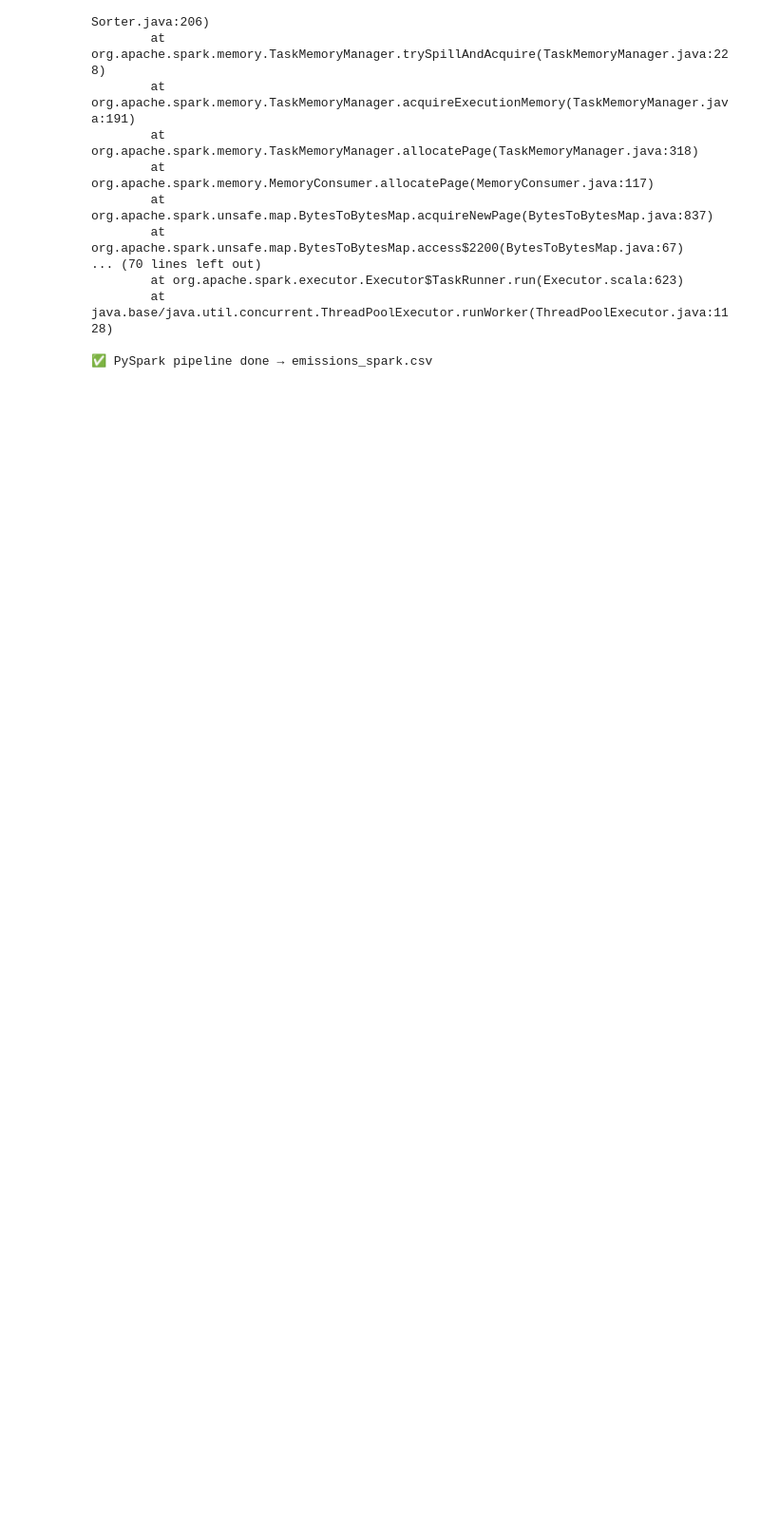
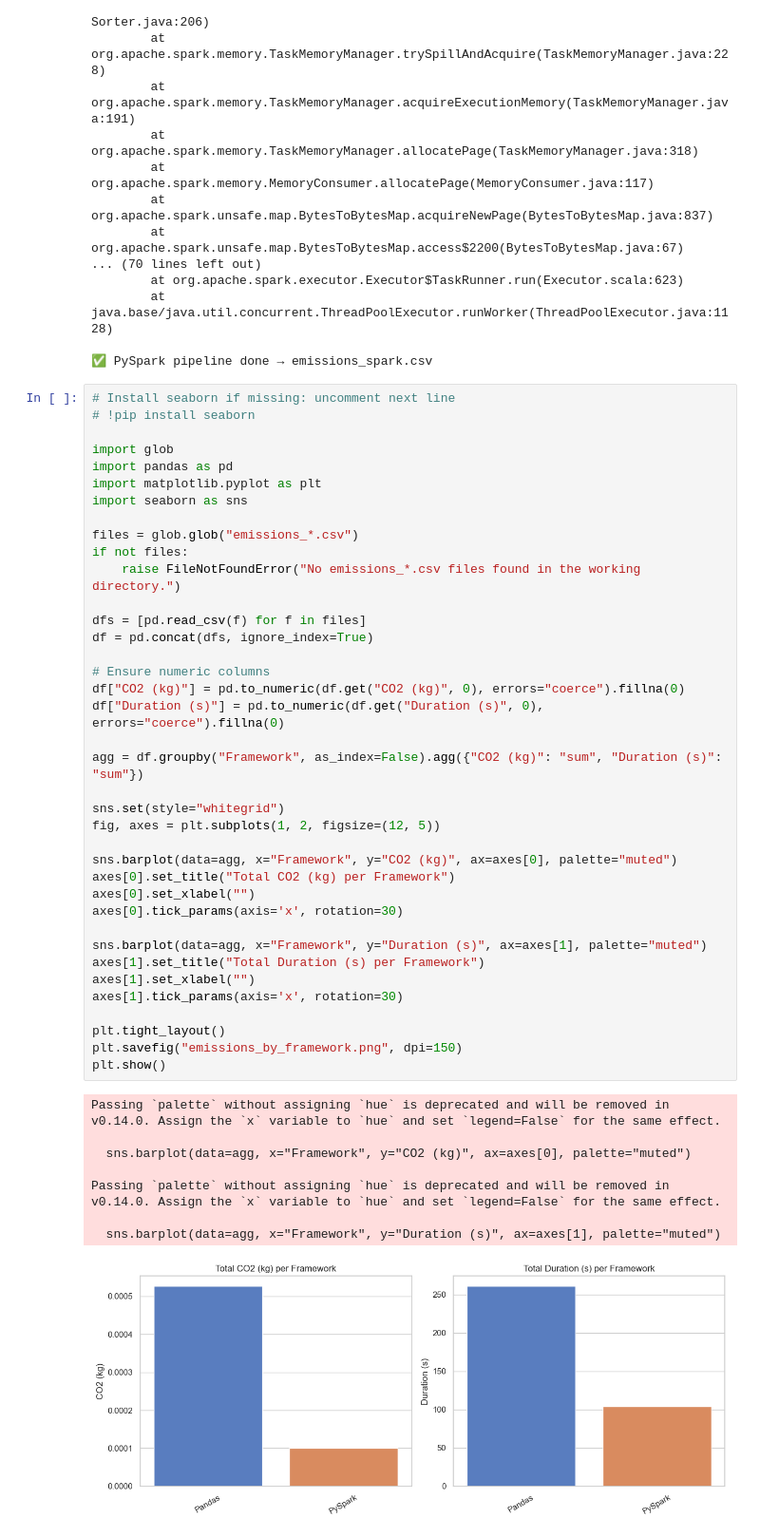
Before and after one commit to gauravchugh2006/GreenComputing_TP2, a Jupyter notebook: TP2GreenComputing_new.ipynb, the cells around one changed output. Shown at 95% size. Saved outputs shown, nothing was run; the diff lists cells and outputs as text; blank space fills up the shorter version.

Commit message:
added bar chart

```diff
--- a/TP2GreenComputing_new.ipynb
+++ b/TP2GreenComputing_new.ipynb
@@ -364,3 +364,50 @@ Running PySpark pipeline...
         at java.base/java.util.concurrent.ThreadPoolExecutor.runWorker(ThreadPoolExecutor.java:1128)
 
 ✅ PySpark pipeline done → emissions_spark.csv
+# %%
+# Install seaborn if missing: uncomment next line
+# !pip install seaborn
+
+import glob
+import pandas as pd
+import matplotlib.pyplot as plt
+import seaborn as sns
+
+files = glob.glob("emissions_*.csv")
+if not files:
+    raise FileNotFoundError("No emissions_*.csv files found in the working directory.")
+
+dfs = [pd.read_csv(f) for f in files]
+df = pd.concat(dfs, ignore_index=True)
+
+# Ensure numeric columns
+df["CO2 (kg)"] = pd.to_numeric(df.get("CO2 (kg)", 0), errors="coerce").fillna(0)
+df["Duration (s)"] = pd.to_numeric(df.get("Duration (s)", 0), errors="coerce").fillna(0)
+
+agg = df.groupby("Framework", as_index=False).agg({"CO2 (kg)": "sum", "Duration (s)": "sum"})
+
+sns.set(style="whitegrid")
+fig, axes = plt.subplots(1, 2, figsize=(12, 5))
+
+sns.barplot(data=agg, x="Framework", y="CO2 (kg)", ax=axes[0], palette="muted")
+axes[0].set_title("Total CO2 (kg) per Framework")
+axes[0].set_xlabel("")
+axes[0].tick_params(axis='x', rotation=30)
+
+sns.barplot(data=agg, x="Framework", y="Duration (s)", ax=axes[1], palette="muted")
+axes[1].set_title("Total Duration (s) per Framework")
+axes[1].set_xlabel("")
+axes[1].tick_params(axis='x', rotation=30)
+
+plt.tight_layout()
+plt.savefig("emissions_by_framework.png", dpi=150)
+plt.show()
+# %% [output]
+Passing `palette` without assigning `hue` is deprecated and will be removed in v0.14.0. Assign the `x` variable to `hue` and set `legend=False` for the same effect.
+
+  sns.barplot(data=agg, x="Framework", y="CO2 (kg)", ax=axes[0], palette="muted")
+
+Passing `palette` without assigning `hue` is deprecated and will be removed in v0.14.0. Assign the `x` variable to `hue` and set `legend=False` for the same effect.
+
+  sns.barplot(data=agg, x="Framework", y="Duration (s)", ax=axes[1], palette="muted")
+[figure, added]
```
Also changed, not shown: 1 other file.
